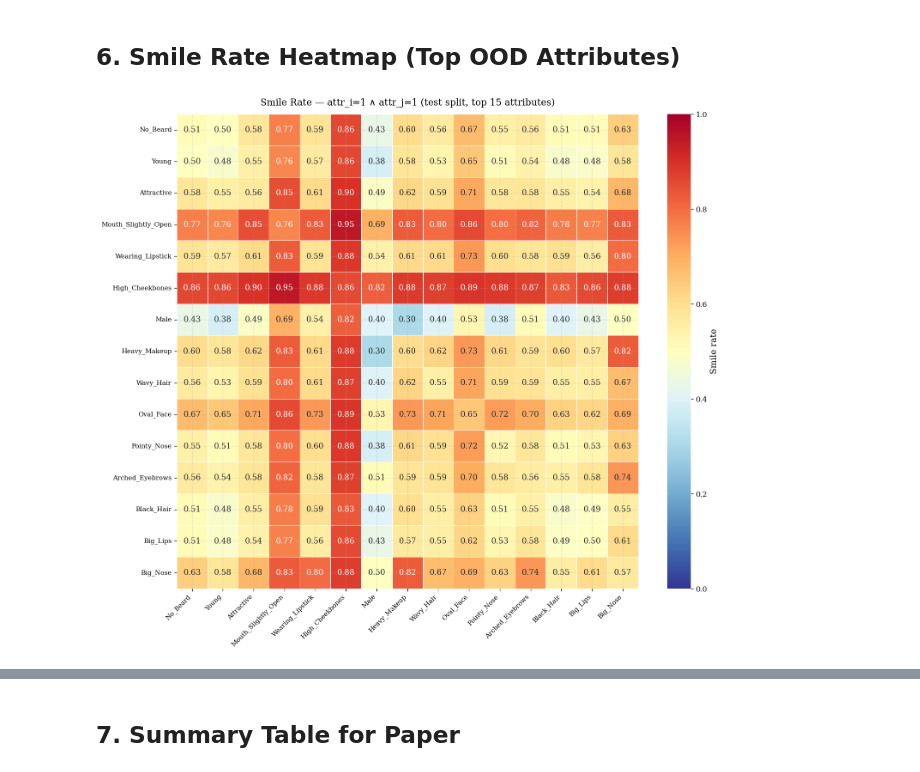
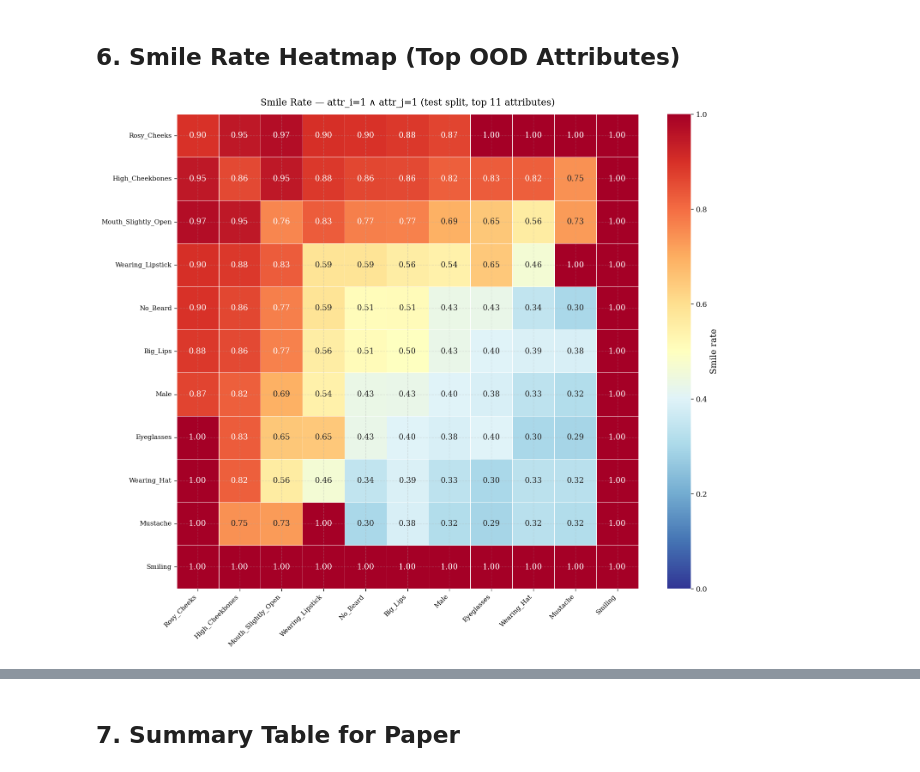
Before and after one commit to daniyaniazi/RandomizedSmothingmanifold, a Jupyter notebook: notebooks/Celeba_attribute_analysis.ipynb, the cells around one changed output, grey strips where cells are left out. Cells and saved outputs as stored; diff of their text form; code cells hidden in the pictures.

```diff
--- a/notebooks/Celeba_attribute_analysis.ipynb
+++ b/notebooks/Celeba_attribute_analysis.ipynb
@@ -275,27 +275,41 @@ plt.show()
 # %% [markdown]
 ## 6. Smile Rate Heatmap (Top OOD Attributes)
 # %%
-TOP_N = 15
-top_attrs = feasible_attrs.nlargest(TOP_N, "Attr=1 count")["Attribute"].tolist()
+
+TOP_N = 11
+# top_attrs = feasible_attrs.nlargest(TOP_N, "Attr=1 count")["Attribute"].tolist()
+top_attrs = [
+    "Rosy_Cheeks",
+    "High_Cheekbones",
+    "Mouth_Slightly_Open",
+    "Wearing_Lipstick",
+    "No_Beard",
+    "Big_Lips",
+    "Male",
+    "Eyeglasses",
+    "Wearing_Hat",
+    "Mustache",
+    "Smiling"
+]
 
 smile_rates = np.zeros((TOP_N, TOP_N))
 for i, a in enumerate(top_attrs):
     for j, b in enumerate(top_attrs):
         sub = df_test[(df_test[a] == 1) & (df_test[b] == 1)]
         smile_rates[i, j] = sub["Smiling"].mean() if len(sub) > 0 else np.nan
 
 fig, ax = plt.subplots(figsize=(13, 11))
 sns.heatmap(
     smile_rates, annot=True, fmt=".2f", cmap="RdYlBu_r",
     xticklabels=top_attrs, yticklabels=top_attrs,
     vmin=0, vmax=1, linewidths=0.4, ax=ax, cbar_kws={"label": "Smile rate"}
 )
 ax.set_title(f"Smile Rate — attr_i=1 ∧ attr_j=1 (test split, top {TOP_N} attributes)",
              pad=12)
 plt.xticks(rotation=45, ha='right', fontsize=9)
 plt.yticks(fontsize=9)
 plt.tight_layout()
 plt.savefig("fig_smile_heatmap.pdf", bbox_inches='tight')
 plt.show()
 # %% [output]
-[figure, old version]
+[figure, new version]
```
Also changed, not shown: parts of 2 cells of this notebook, 12 other files.
